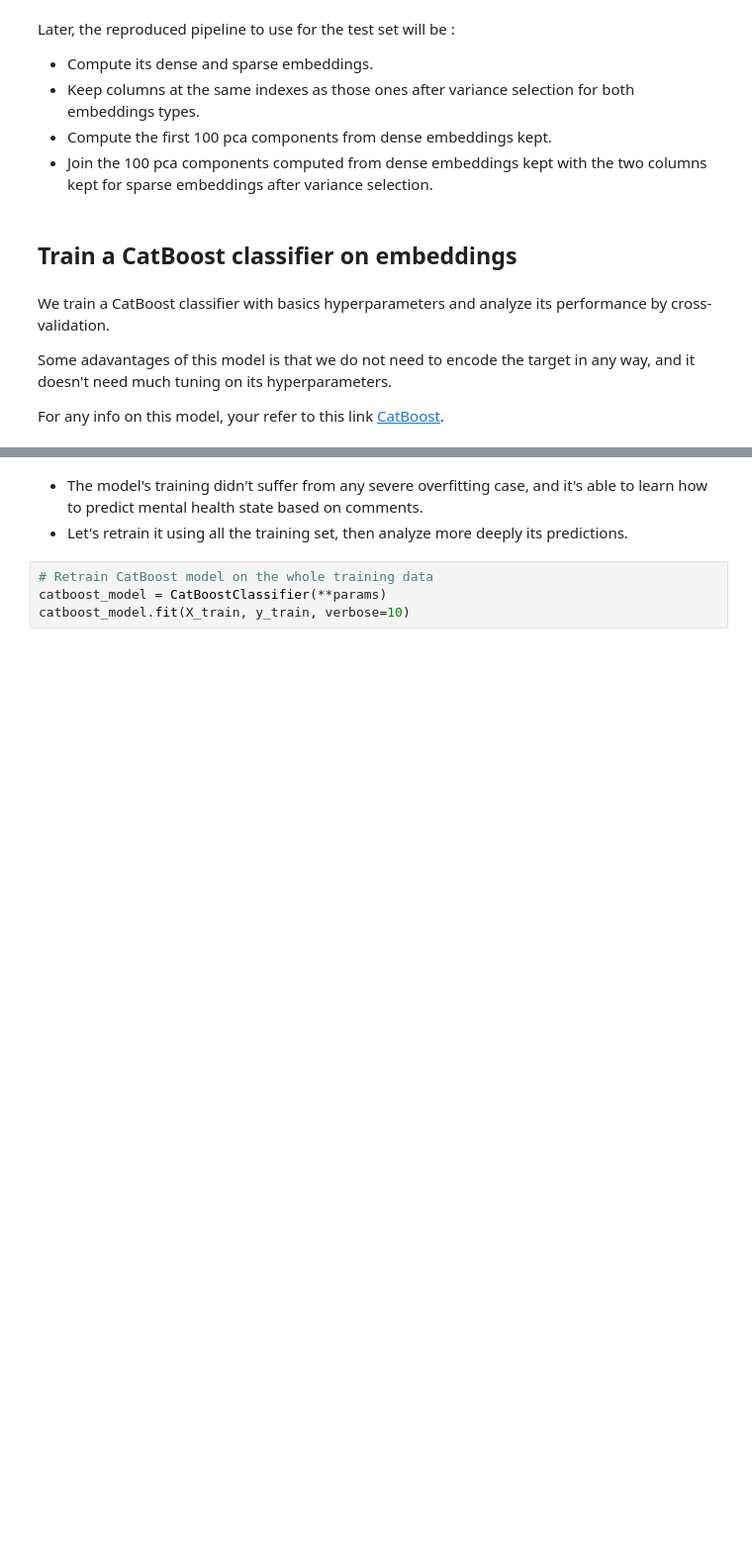
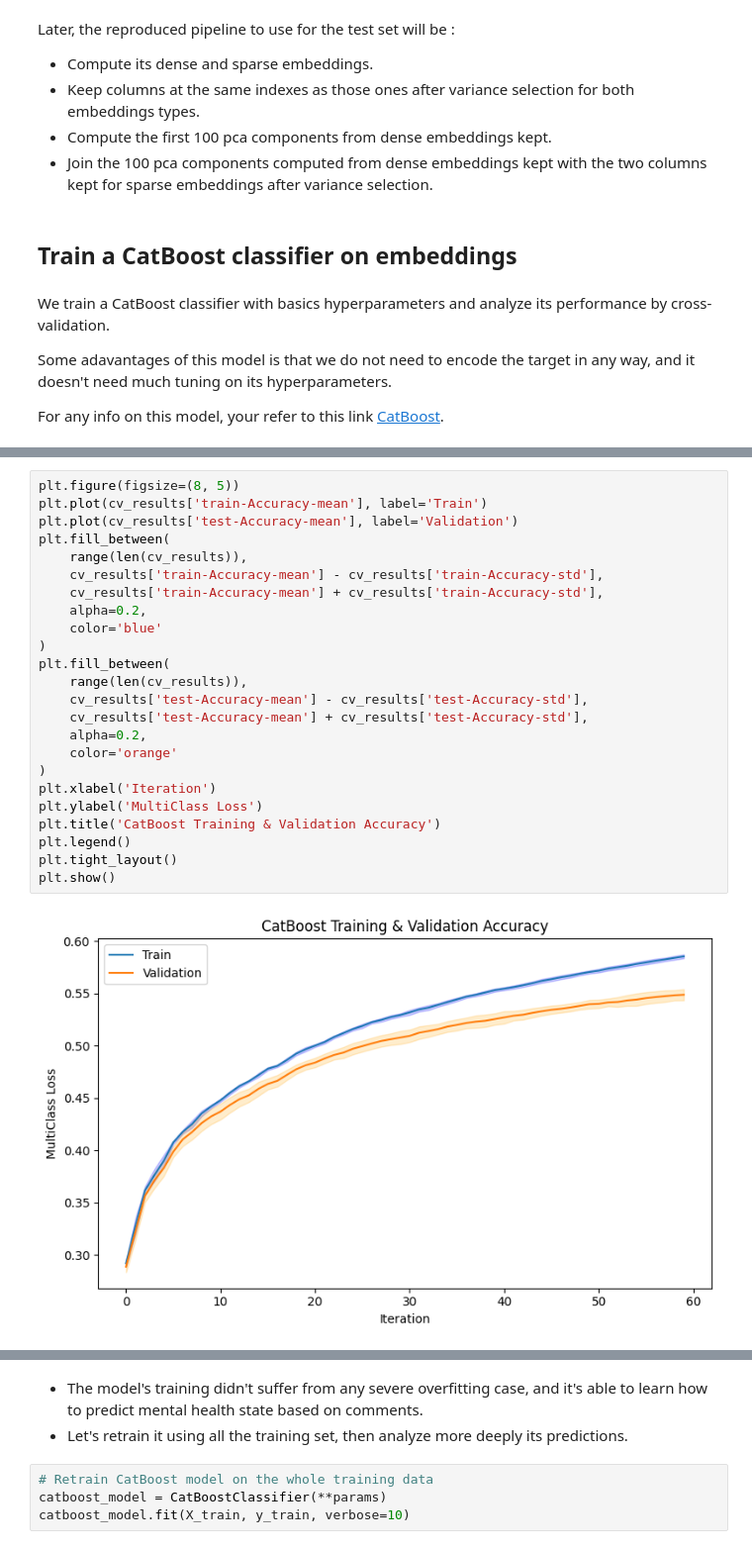
Before and after one commit to databrad/DSTI_DeepLearning_Project, a Jupyter notebook: modeling_notebooks/base_model/train_a_catboost_model.ipynb, the cells around one changed output, grey strips where cells are left out. Shown at 99% size. Cells and saved outputs as stored; diff of their text form; blank space fills up the shorter version.

```diff
--- a/modeling_notebooks/base_model/train_a_catboost_model.ipynb
+++ b/modeling_notebooks/base_model/train_a_catboost_model.ipynb
@@ -395,3 +395,29 @@ plt.show()
+# %%
+plt.figure(figsize=(8, 5))
+plt.plot(cv_results['train-Accuracy-mean'], label='Train')
+plt.plot(cv_results['test-Accuracy-mean'], label='Validation')
+plt.fill_between(
+    range(len(cv_results)),
+    cv_results['train-Accuracy-mean'] - cv_results['train-Accuracy-std'],
+    cv_results['train-Accuracy-mean'] + cv_results['train-Accuracy-std'],
+    alpha=0.2,
+    color='blue'
+)
+plt.fill_between(
+    range(len(cv_results)),
+    cv_results['test-Accuracy-mean'] - cv_results['test-Accuracy-std'],
+    cv_results['test-Accuracy-mean'] + cv_results['test-Accuracy-std'],
+    alpha=0.2,
+    color='orange'
+)
+plt.xlabel('Iteration')
+plt.ylabel('MultiClass Loss')
+plt.title('CatBoost Training & Validation Accuracy')
+plt.legend()
+plt.tight_layout()
+plt.show()
+# %% [output]
+[figure, added]
 # %%
 print('Monitoring loss function during training-validation :')
 print(f" - During training : {np.mean(cv_results['train-MultiClass-mean'])} +/- {np.mean(cv_results['train-MultiClass-std'])}")
```
Also changed, not shown: parts of 10 cells of this notebook, 2 other files.
